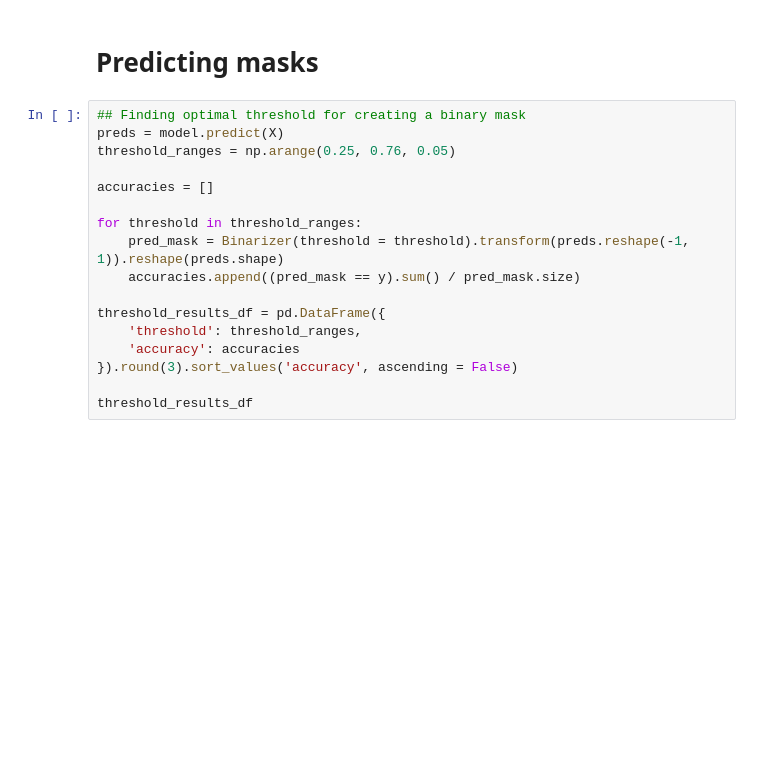
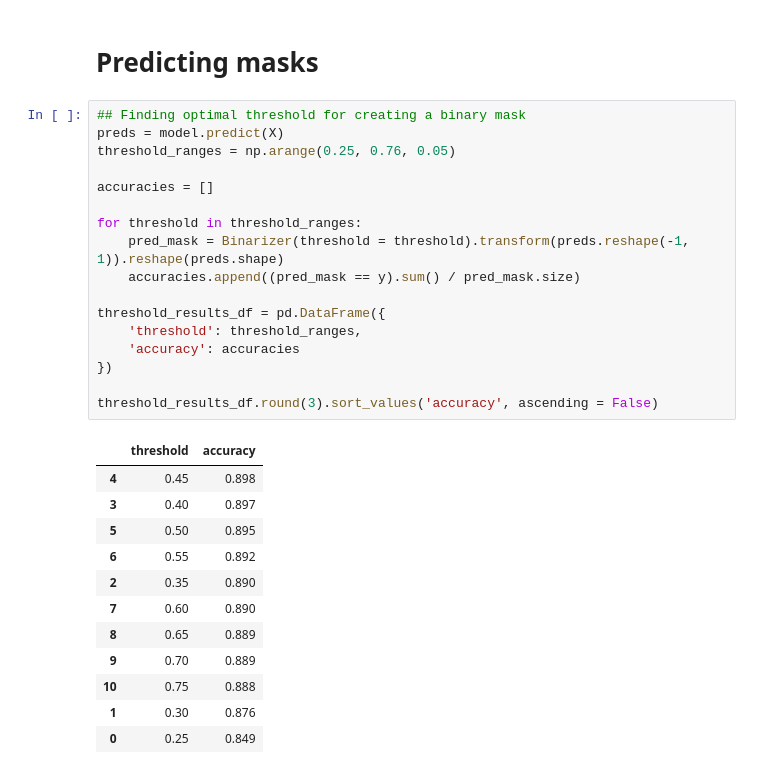
Before and after one commit to petersenjoern/sartorius-cell-segmentation, a Jupyter notebook: training.ipynb, the cells around one changed output. Saved outputs shown, nothing was run; the diff lists cells and outputs as text; blank space fills up the shorter version.

```diff
--- a/training.ipynb
+++ b/training.ipynb
@@ -439,20 +410,33 @@ NameError: name 'history' is not defined
 # %%
 ## Finding optimal threshold for creating a binary mask
 preds = model.predict(X)
 threshold_ranges = np.arange(0.25, 0.76, 0.05)
 
 accuracies = []
 
 for threshold in threshold_ranges:
     pred_mask = Binarizer(threshold = threshold).transform(preds.reshape(-1, 1)).reshape(preds.shape)
     accuracies.append((pred_mask == y).sum() / pred_mask.size)
 
 threshold_results_df = pd.DataFrame({
     'threshold': threshold_ranges,
     'accuracy': accuracies
-}).round(3).sort_values('accuracy', ascending = False)
+})
 
-threshold_results_df
+threshold_results_df.round(3).sort_values('accuracy', ascending = False)
+# %% [output]
+|  | threshold | accuracy |
+| 4 | 0.45 | 0.898 |
+| 3 | 0.40 | 0.897 |
+| 5 | 0.50 | 0.895 |
+| 6 | 0.55 | 0.892 |
+| 2 | 0.35 | 0.890 |
+| 7 | 0.60 | 0.890 |
+| 8 | 0.65 | 0.889 |
+| 9 | 0.70 | 0.889 |
+| 10 | 0.75 | 0.888 |
+| 1 | 0.30 | 0.876 |
+| 0 | 0.25 | 0.849 |
 # %%
 # Visualizing Predictions with optimal threshold for creating binary mask
 num_preds = 5
```
Also changed, not shown: parts of 14 cells of this notebook, 2 other files.
